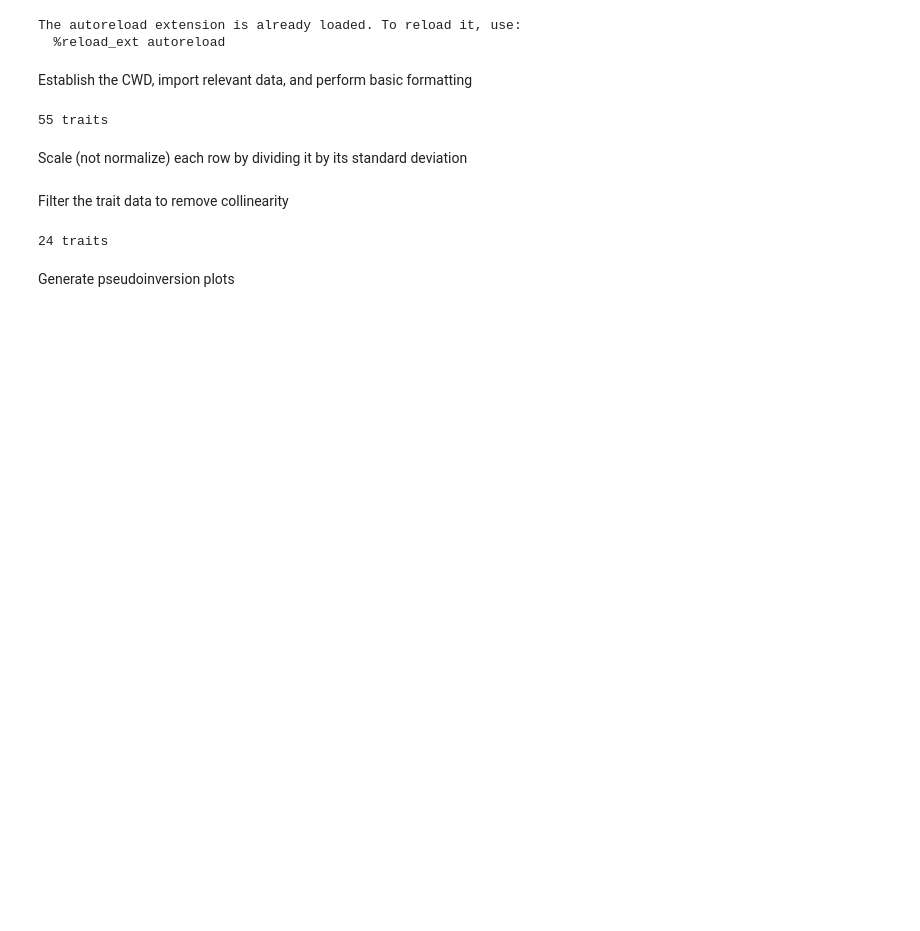
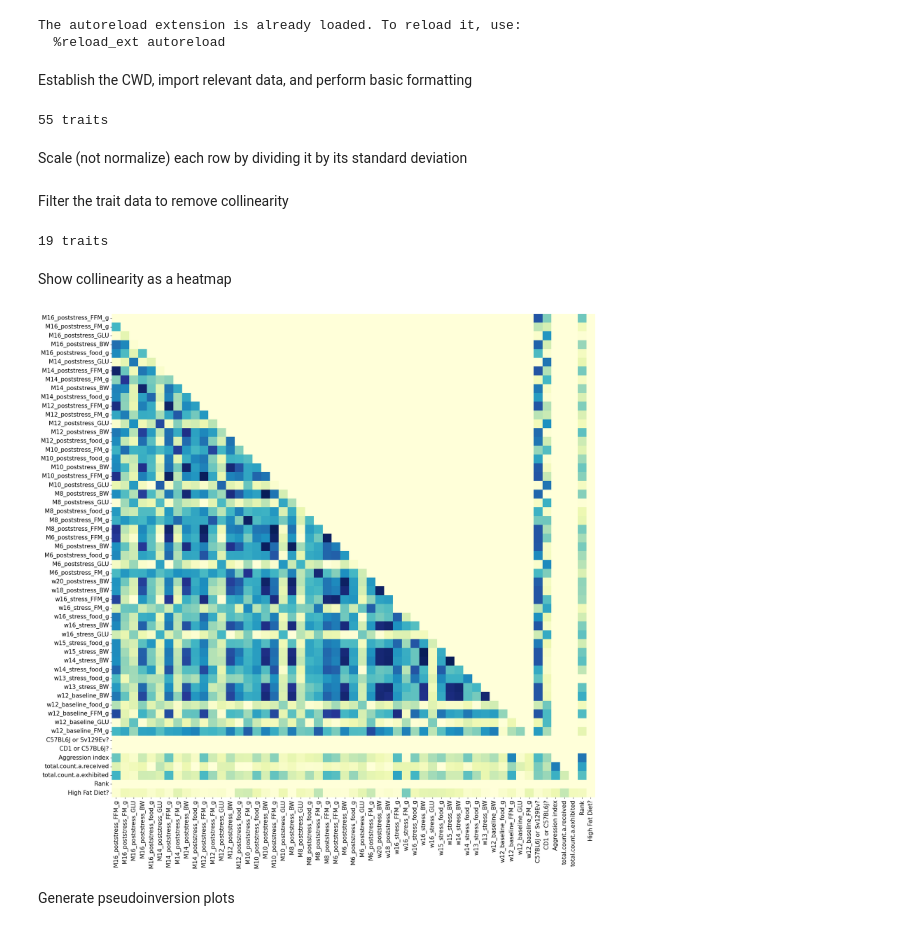
Before and after one commit to SamAndTheSun/CSS_healthspan_epigenetics, a Jupyter notebook: pseudoinverse_model.ipynb, the cells around one changed output. Cells and saved outputs as stored; diff of their text form; code cells hidden in the pictures; blank space fills up the shorter version.

```diff
--- a/pseudoinverse_model.ipynb
+++ b/pseudoinverse_model.ipynb
@@ -57,11 +63,25 @@ trait_data_std = pd.concat([trait_data_std, categorical_vars], axis=0)
 Filter the trait data to remove collinearity
 # %%
 filter = 0.70
-f_trait_data = quality_filter(trait_data, filter)
+f_trait_data, masked_corr = quality_filter(trait_data_std, filter)
 
 print(f'{f_trait_data.shape[0]} traits')
 # %% [output]
-24 traits
+19 traits
+# %% [markdown]
+Show collinearity as a heatmap
+# %%
+plt.figure(figsize=(20, 20))
+sns.heatmap(masked_corr, annot=False, cmap='YlGnBu', cbar=False, square=True)
+
+plt.xlabel('')
+plt.ylabel('')
+plt.xticks(size=15)
+plt.yticks(size=15)
+
+plt.tight_layout()
+# %% [output]
+[figure, added]
 # %% [markdown]
 Generate pseudoinversion plots
 # %%
```
Also changed, not shown: parts of 9 cells of this notebook, 2 other files.
